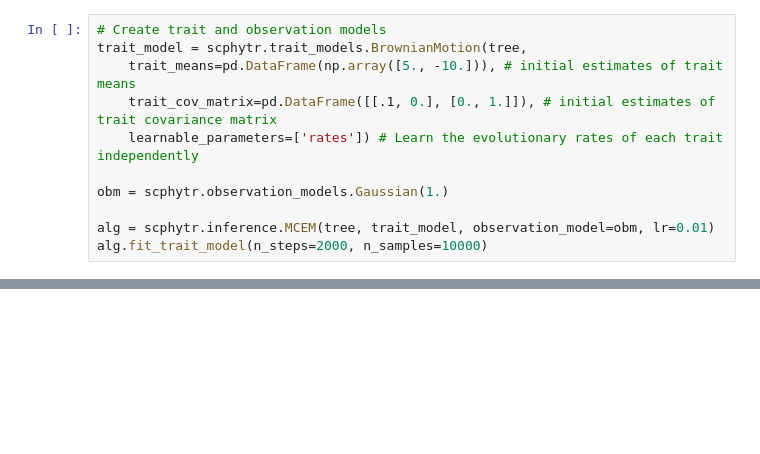
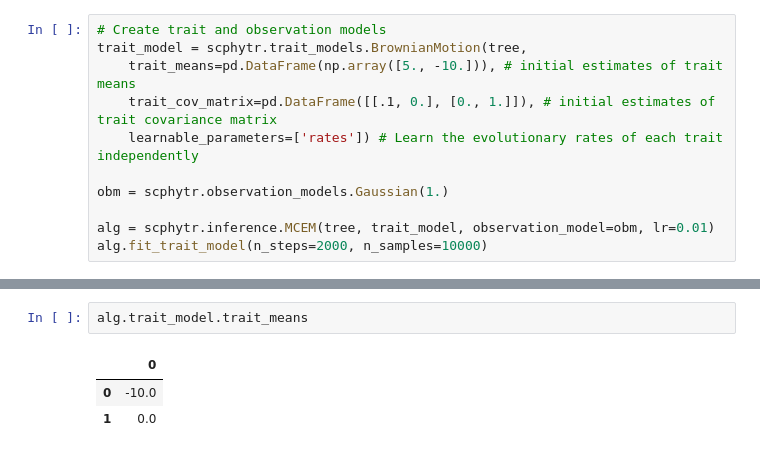
Before and after one commit to pedrofale/scPhyTr, a Jupyter notebook: test.ipynb, the cells around one changed output, grey strips where cells are left out. Drawn from its saved outputs; the diff is of its cells as text; blank space fills up the shorter version.

```diff
--- a/test.ipynb
+++ b/test.ipynb
@@ -230,0 +334,6 @@ Array(0.43243968, dtype=float32)
+# %%
+alg.trait_model.trait_means
+# %% [output]
+|  | 0 |
+| 0 | -10.0 |
+| 1 | 0.0 |
```
Also changed, not shown: parts of 24 cells of this notebook, 40 other files.
